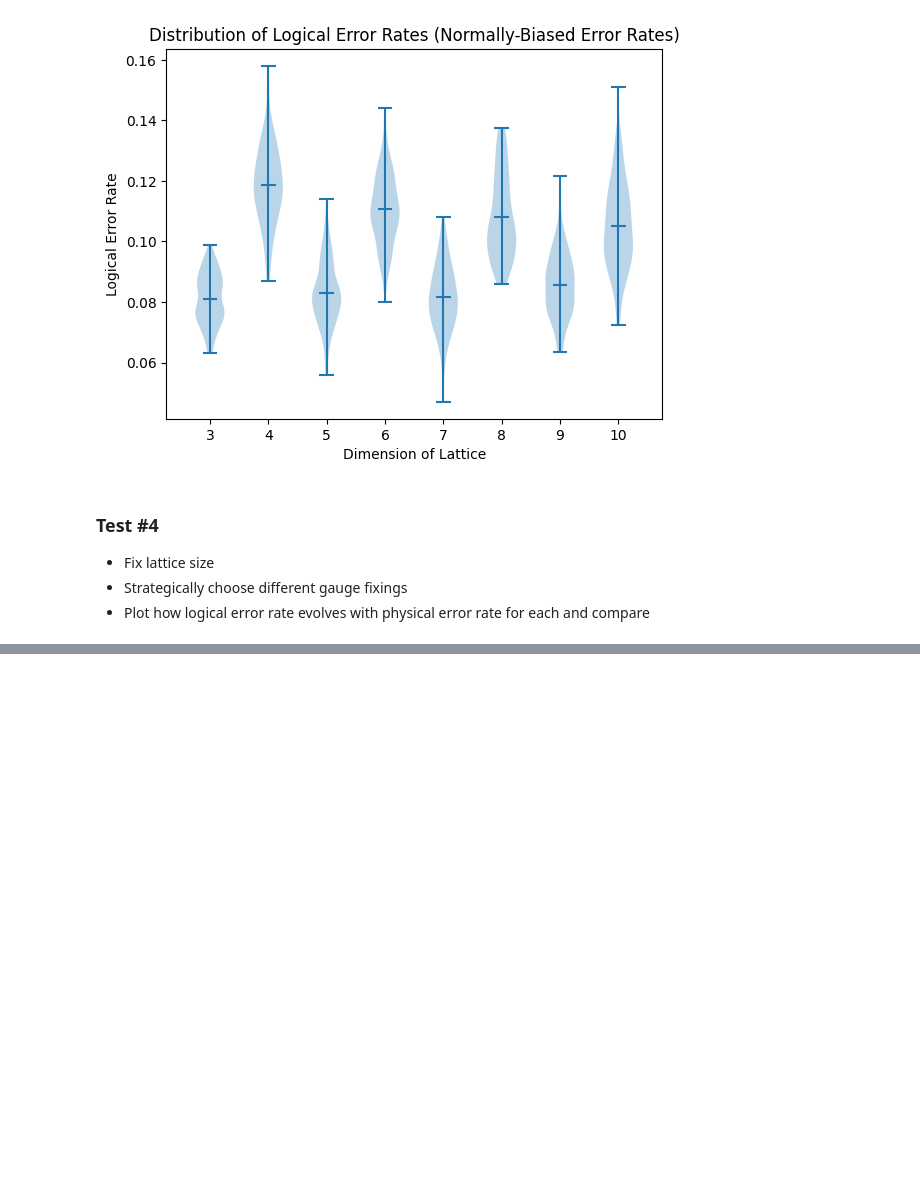
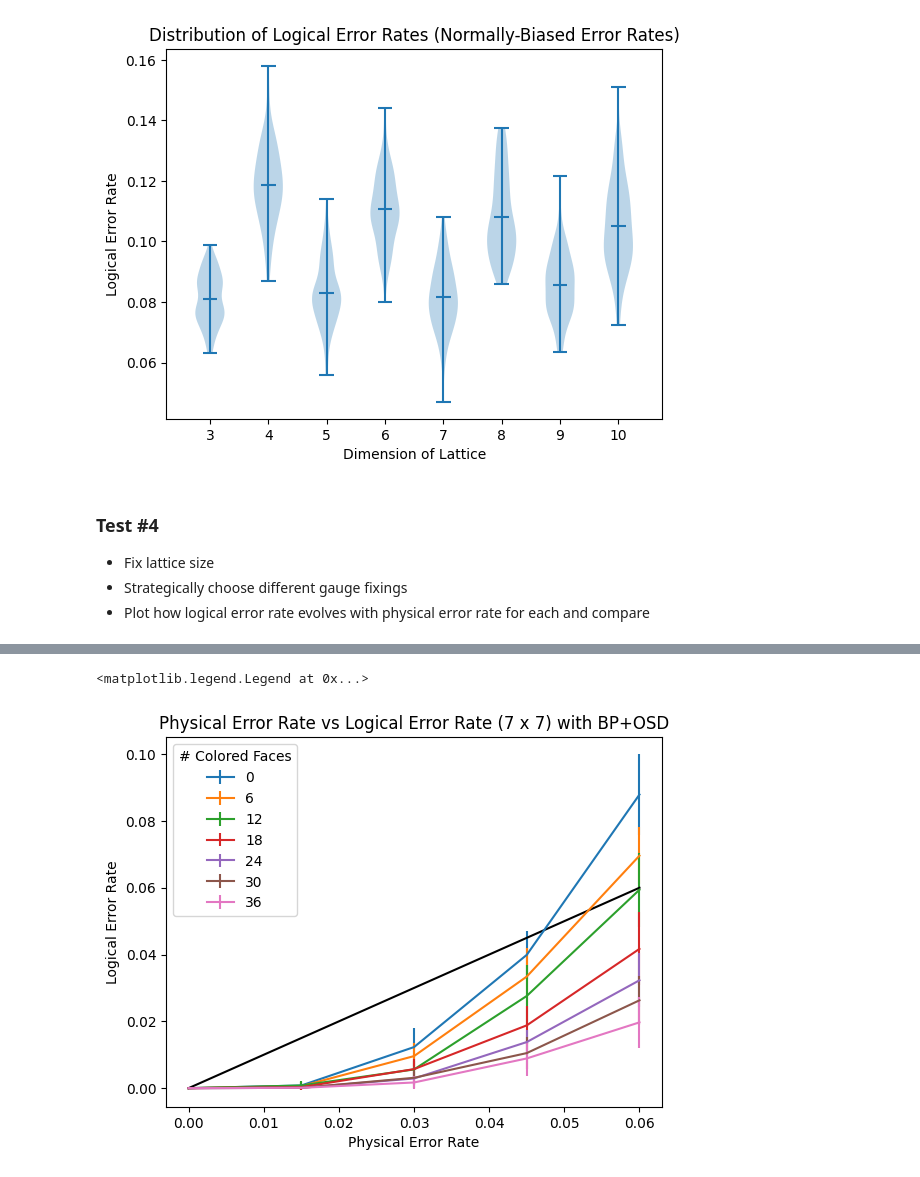
Before and after one commit to jpmarceaux/QuantumHardwareSubgroup, a Jupyter notebook: lib/systematic_code_cap_simulation.ipynb, the cells around one changed output, grey strips where cells are left out. Cells and saved outputs as stored; diff of their text form; code cells hidden in the pictures; blank space fills up the shorter version.

```diff
--- a/lib/systematic_code_cap_simulation.ipynb
+++ b/lib/systematic_code_cap_simulation.ipynb
@@ -1057,0 +1202,15 @@ plt.legend(title='# Colored Faces')
+# %%
+for num_faces in logical_error_probs_bp_osd.keys():
+    logical_error_list = np.array(logical_error_probs_bp_osd[num_faces])
+    logical_error_list_mean = np.mean(logical_error_list, axis=0)
+    logical_error_list_std = np.std(logical_error_list, axis=0)
+    plt.errorbar(3 * phys_err_rates_range, logical_error_list_mean, yerr=logical_error_list_std, label=str(num_faces))
+
+plt.xlabel('Physical Error Rate')
+plt.ylabel('Logical Error Rate')
+plt.title('Physical Error Rate vs Logical Error Rate (7 x 7) with BP+OSD')
+plt.plot(3 * phys_err_rates_range, 3 * phys_err_rates_range, color='black')
+plt.legend(title='# Colored Faces')
+# %% [output]
+<matplotlib.legend.Legend at 0x...>
+[figure, added]
```
Also changed, not shown: parts of 15 cells of this notebook, 7 other files.
